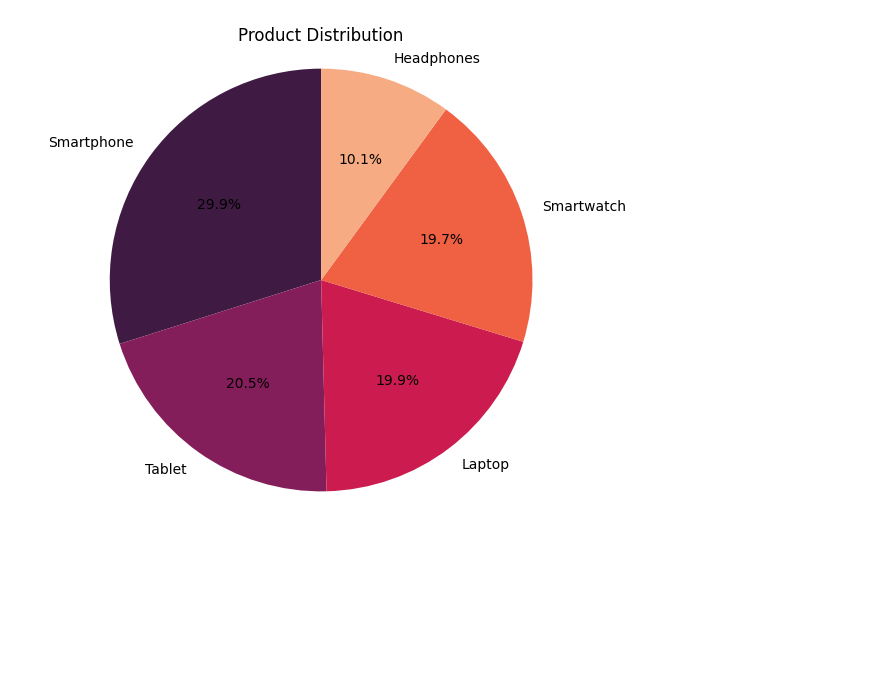
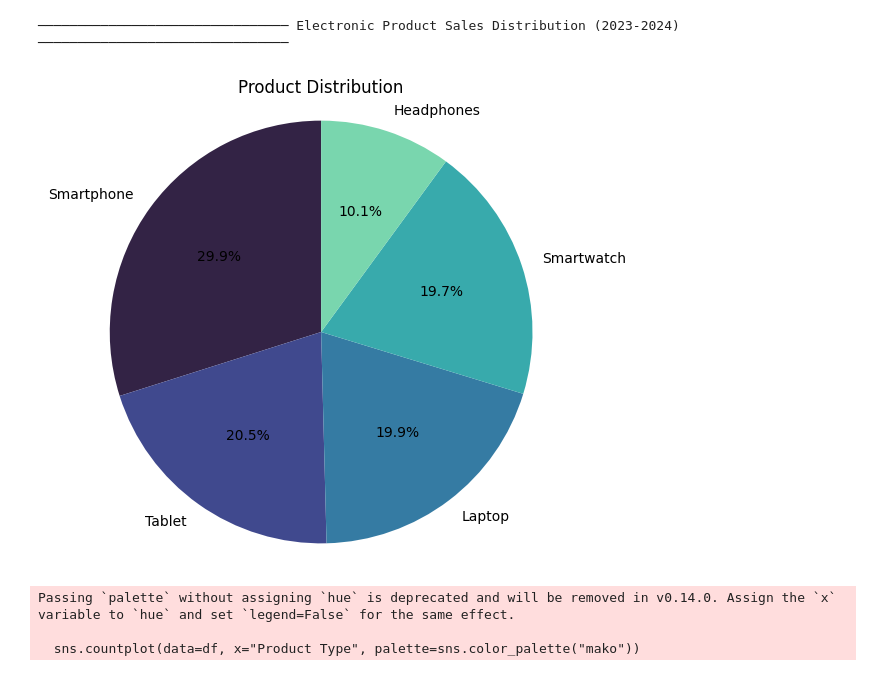
Before and after one commit to apostroef/sales-data-representation, a Jupyter notebook: Data-Visualization.ipynb, the cells around one changed output. Saved outputs shown, nothing was run; the diff lists cells and outputs as text; code cells hidden in the pictures; blank space fills up the shorter version.

```diff
--- a/Data-Visualization.ipynb
+++ b/Data-Visualization.ipynb
@@ -73,21 +95,36 @@ plt.show()
 # %%
-# Sales Behaviour Visualization
-# 2. Product - Pie Chart
+# Sales Behaviour & Trend Visualization
+# 2. Product Sales - Pie Chart
+Console().rule("[bold yellow]Electronic Product Sales Distribution (2023-2024)")
 pd.set_option("display.max_columns", None)
 pd.set_option("display.max_rows", None)
 terminal_width = shutil.get_terminal_size().columns
 
 product_counts = df["Product Type"].value_counts()
 plt.figure(figsize=(6, 6))
 plt.pie(
     product_counts,
     labels=product_counts.index,
     autopct="%1.1f%%",
     startangle=90,
-    colors=sns.color_palette("rocket", len(product_counts)),
+    colors=sns.color_palette("mako", len(product_counts)),
 )
 plt.title("Product Distribution")
 plt.axis("equal")
 plt.show()
+
+# 2. Product Transaction Total
+Total_Transaction = df["Total Price"].sum()
+plt.figure(figsize=(8, 6))
+sns.countplot(data=df, x="Product Type", palette=sns.color_palette("mako"))
+plt.title("Product Sales Count by Type (2023-2024)")
+plt.xlabel("Product Type")
+plt.ylabel("Count")
+plt.tight_layout()
+plt.show()
 # %% [output]
+──────────────────────────────── Electronic Product Sales Distribution (2023-2024) ────────────────────────────────
-[figure, old version]
+[figure, new version]
+Passing `palette` without assigning `hue` is deprecated and will be removed in v0.14.0. Assign the `x` variable to `hue` and set `legend=False` for the same effect.
+
+  sns.countplot(data=df, x="Product Type", palette=sns.color_palette("mako"))
```
Also changed, not shown: parts of 7 cells of this notebook, 1 other file.
